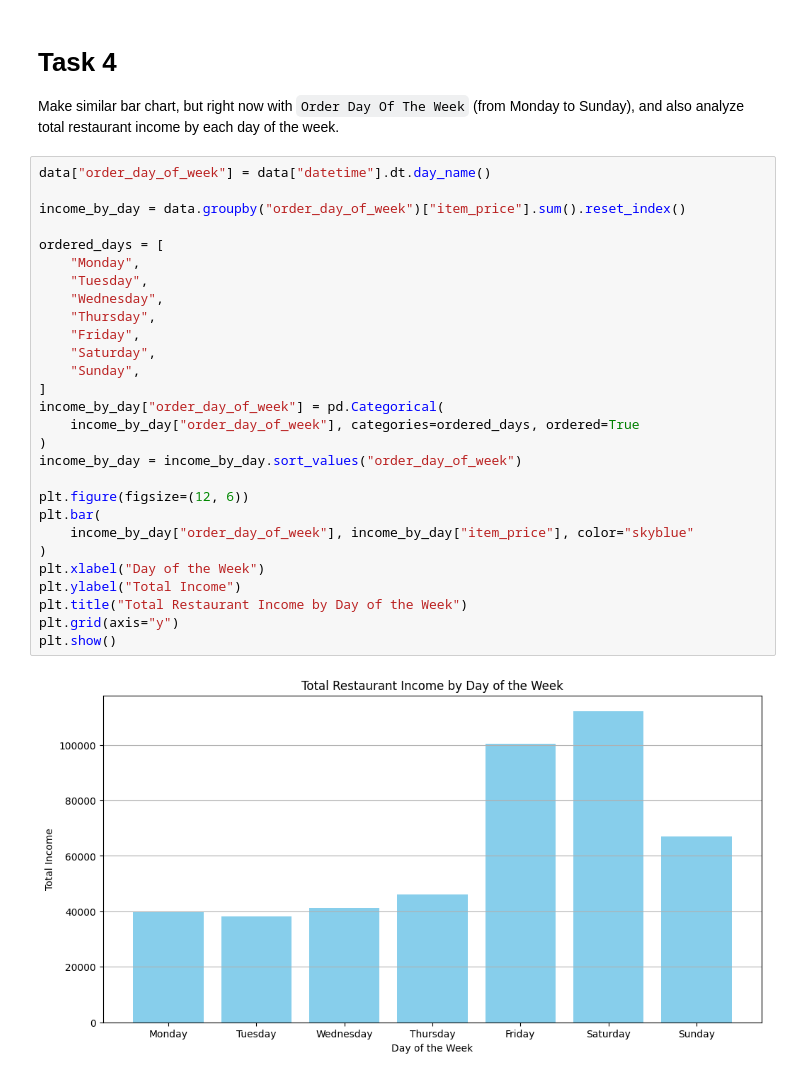
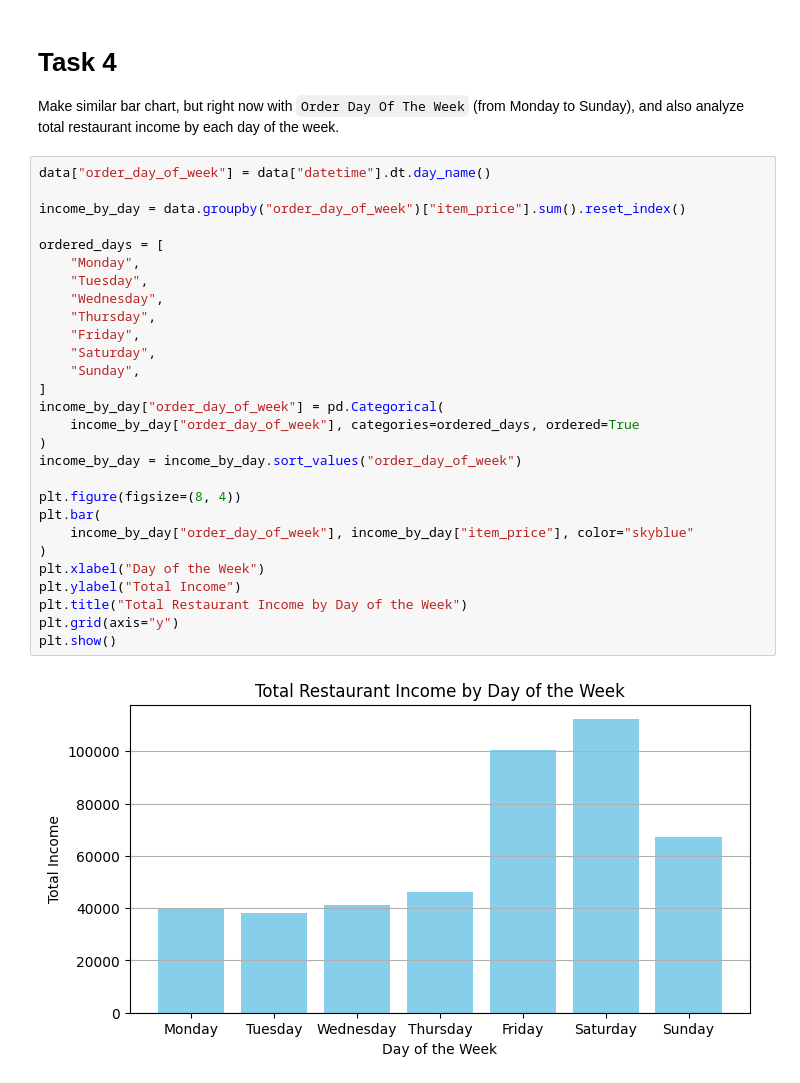
Before and after one commit to Nyxan/py-restaurant-data-analysis, a Jupyter notebook: app/main.ipynb, the cells around one changed output. Cells and saved outputs as stored; diff of their text form.

```diff
--- a/app/main.ipynb
+++ b/app/main.ipynb
@@ -132,30 +129,30 @@ Make similar bar chart, but right now with `Order Day Of The Week` (from Monday
 # %%
 data["order_day_of_week"] = data["datetime"].dt.day_name()
 
 income_by_day = data.groupby("order_day_of_week")["item_price"].sum().reset_index()
 
 ordered_days = [
     "Monday",
     "Tuesday",
     "Wednesday",
     "Thursday",
     "Friday",
     "Saturday",
     "Sunday",
 ]
 income_by_day["order_day_of_week"] = pd.Categorical(
     income_by_day["order_day_of_week"], categories=ordered_days, ordered=True
 )
 income_by_day = income_by_day.sort_values("order_day_of_week")
 
-plt.figure(figsize=(12, 6))
+plt.figure(figsize=(8, 4))
 plt.bar(
     income_by_day["order_day_of_week"], income_by_day["item_price"], color="skyblue"
 )
 plt.xlabel("Day of the Week")
 plt.ylabel("Total Income")
 plt.title("Total Restaurant Income by Day of the Week")
 plt.grid(axis="y")
 plt.show()
 # %% [output]
-[figure, old version]
+[figure, new version]
```
Also changed, not shown: parts of 5 cells of this notebook.
